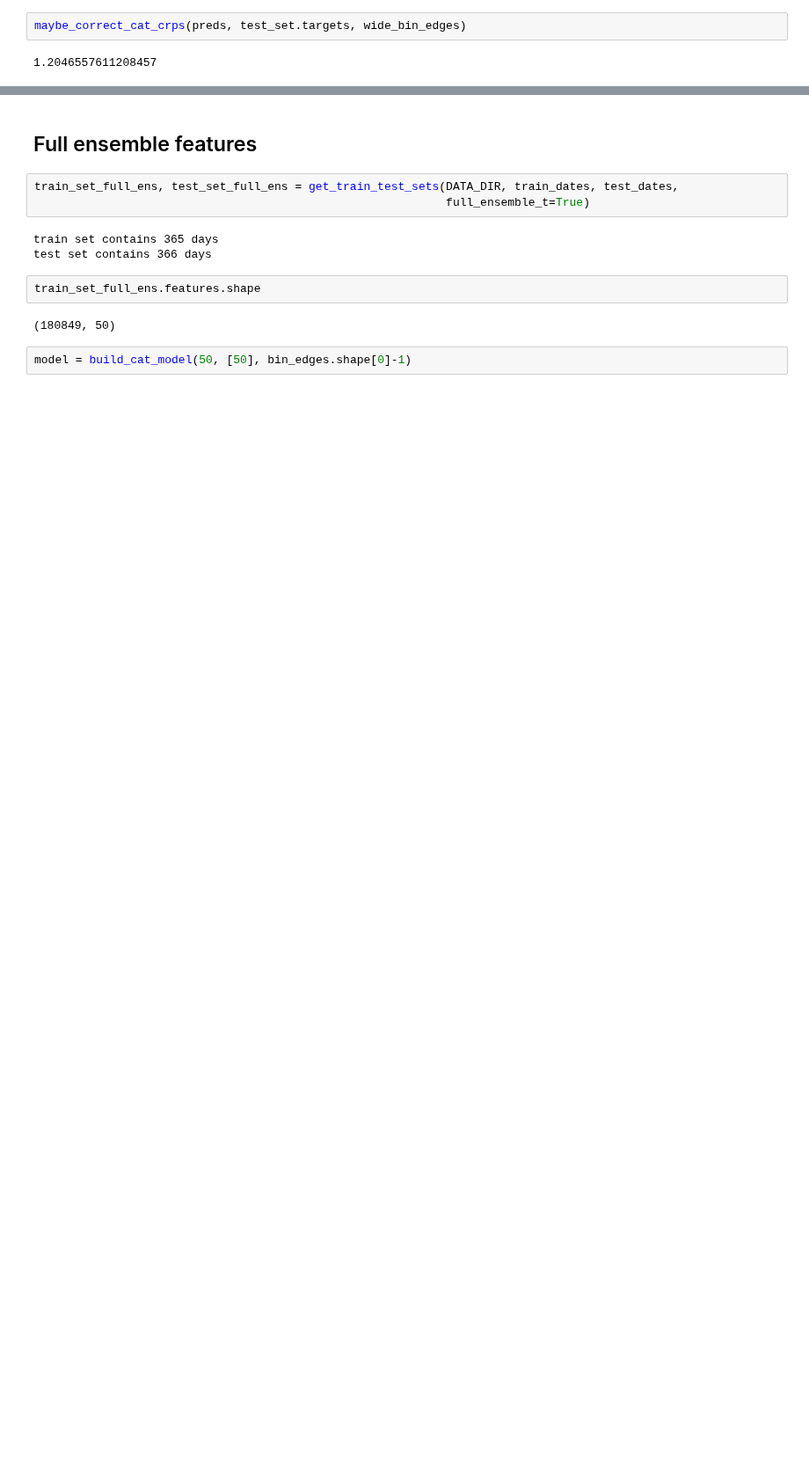
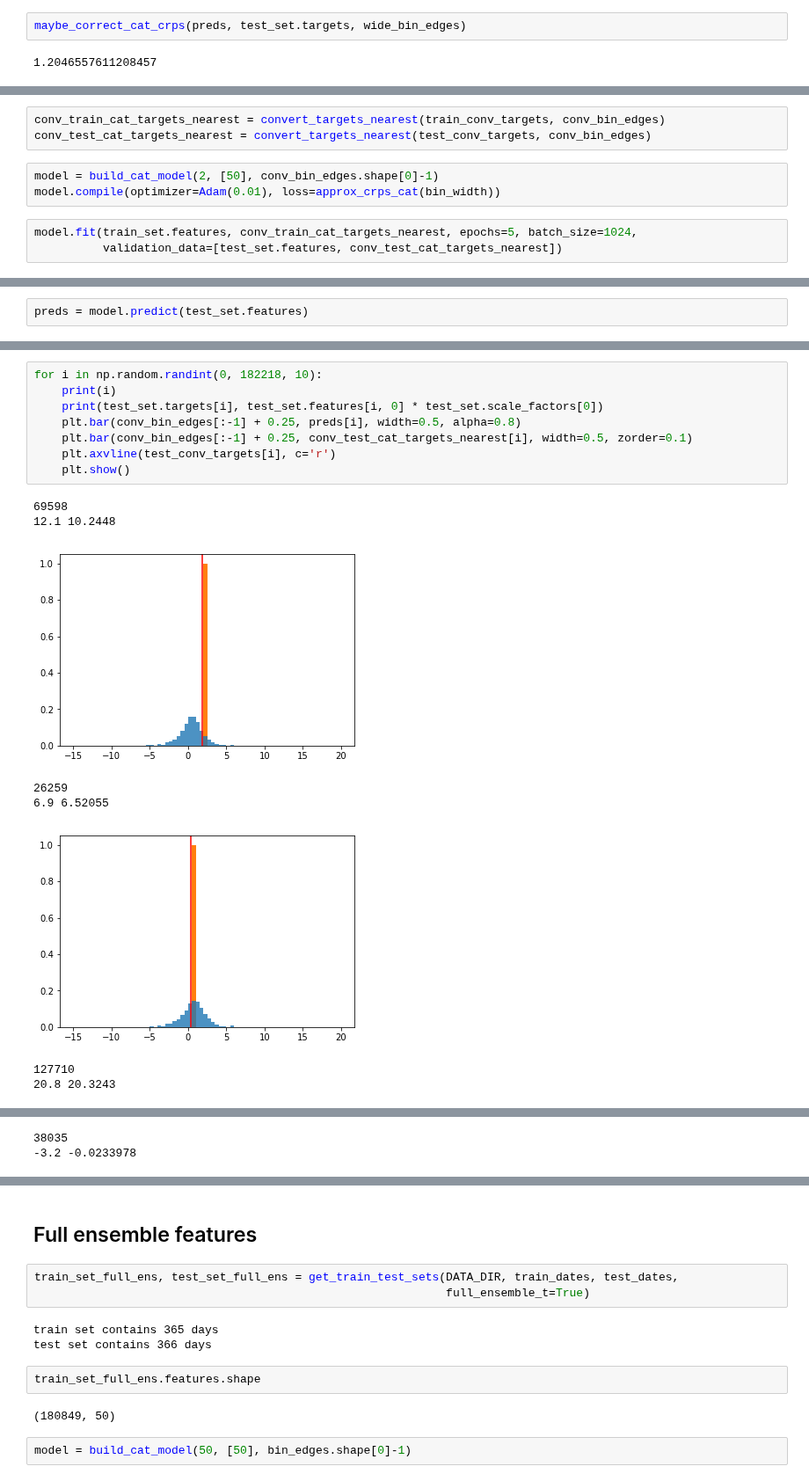
Before and after one commit to slerch/ppnn, a Jupyter notebook: nn_postprocessing/categorical_networks.ipynb, the cells around one changed output, grey strips where cells are left out. Shown at 88% size. Cells and saved outputs as stored; diff of their text form; blank space fills up the shorter version.

Commit message:
Worked on discrete predictions. Now gives decent results

```diff
--- a/nn_postprocessing/categorical_networks.ipynb
+++ b/nn_postprocessing/categorical_networks.ipynb
@@ -234,0 +328,9 @@ maybe_correct_cat_crps(preds, test_set.targets, wide_bin_edges)
+# %%
+conv_train_cat_targets_nearest = convert_targets_nearest(train_conv_targets, conv_bin_edges)
+conv_test_cat_targets_nearest = convert_targets_nearest(test_conv_targets, conv_bin_edges)
+# %%
+model = build_cat_model(2, [50], conv_bin_edges.shape[0]-1)
+model.compile(optimizer=Adam(0.01), loss=approx_crps_cat(bin_width))
+# %%
+model.fit(train_set.features, conv_train_cat_targets_nearest, epochs=5, batch_size=1024,
+          validation_data=[test_set.features, conv_test_cat_targets_nearest])
@@ -234,0 +350,2 @@ maybe_correct_cat_crps(preds, test_set.targets, wide_bin_edges)
+# %%
+preds = model.predict(test_set.features)
@@ -234,0 +356,17 @@ maybe_correct_cat_crps(preds, test_set.targets, wide_bin_edges)
+# %%
+for i in np.random.randint(0, 182218, 10):
+    print(i)
+    print(test_set.targets[i], test_set.features[i, 0] * test_set.scale_factors[0])
+    plt.bar(conv_bin_edges[:-1] + 0.25, preds[i], width=0.5, alpha=0.8)
+    plt.bar(conv_bin_edges[:-1] + 0.25, conv_test_cat_targets_nearest[i], width=0.5, zorder=0.1)
+    plt.axvline(test_conv_targets[i], c='r')
+    plt.show()
+# %% [output]
+69598
+12.1 10.2448
+[figure, added]
+26259
+6.9 6.52055
+[figure, added]
+127710
+20.8 20.3243
@@ -234,0 +374,2 @@ maybe_correct_cat_crps(preds, test_set.targets, wide_bin_edges)
+38035
+-3.2 -0.0233978
```
Also changed, not shown: parts of 66 cells of this notebook, 2 other files.
